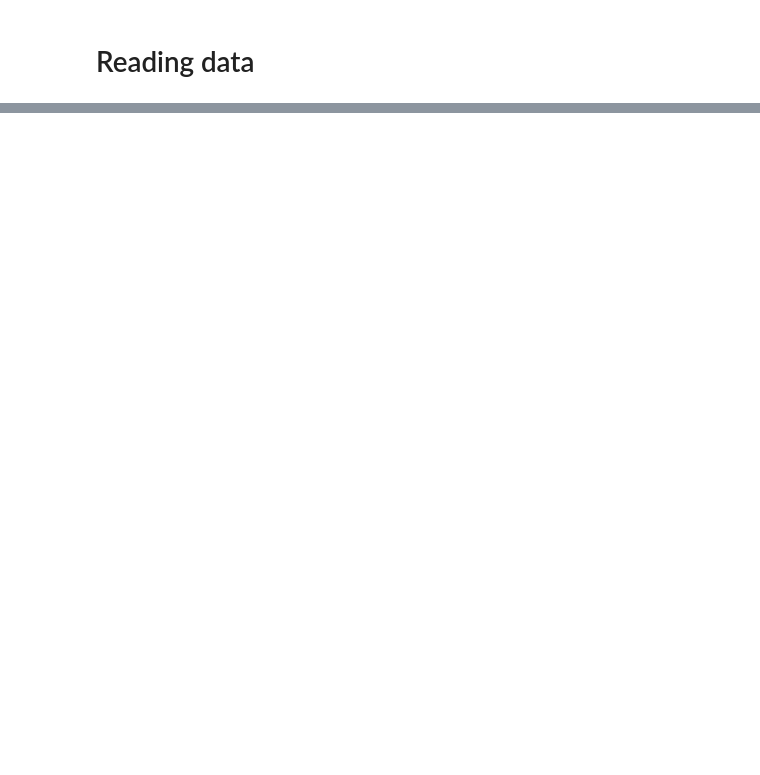
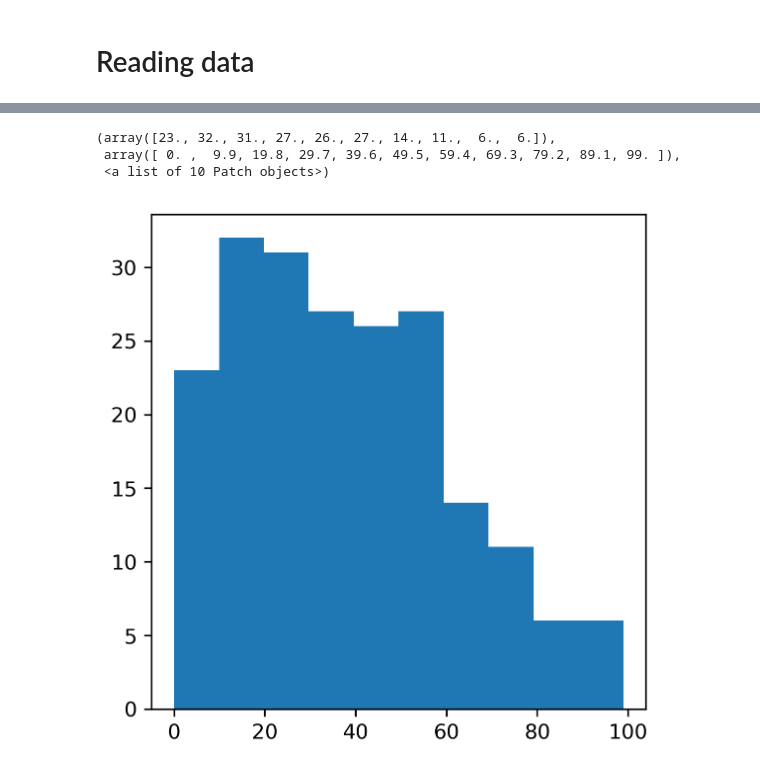
Before and after one commit to amunozj/GRPSSN, a Jupyter notebook: ADF_SSN_05_Metrics_Comparison.ipynb, the cells around one changed output, grey strips where cells are left out. Saved outputs shown, nothing was run; the diff lists cells and outputs as text; code cells hidden in the pictures; blank space fills up the shorter version.

```diff
--- a/ADF_SSN_05_Metrics_Comparison.ipynb
+++ b/ADF_SSN_05_Metrics_Comparison.ipynb
@@ -196,0 +902,12 @@ for file_ in allFiles:
+# %%
+fig = plt.figure(figsize=(fszh/dpi,fszv/dpi), dpi = dpi)
+ax1 = fig.add_axes([ppadh + iph*(pxx/fszh+ppadh2), ppadv + iad*(pxy/fszv+ppadv2), pxx/fszh*frc, pxy/fszv*frc], label= 'b'+str(n))
+
+tmp = MxDf.loc[([pl],[ph],[qd],[ad]),'AvThreshold']
+
+ax1.hist(np.vstack(tmp))
+# %% [output]
+(array([23., 32., 31., 27., 26., 27., 14., 11.,  6.,  6.]),
+ array([ 0. ,  9.9, 19.8, 29.7, 39.6, 49.5, 59.4, 69.3, 79.2, 89.1, 99. ]),
+ <a list of 10 Patch objects>)
+[figure, added]
```
Also changed, not shown: parts of 20 cells of this notebook, 1 other file.
